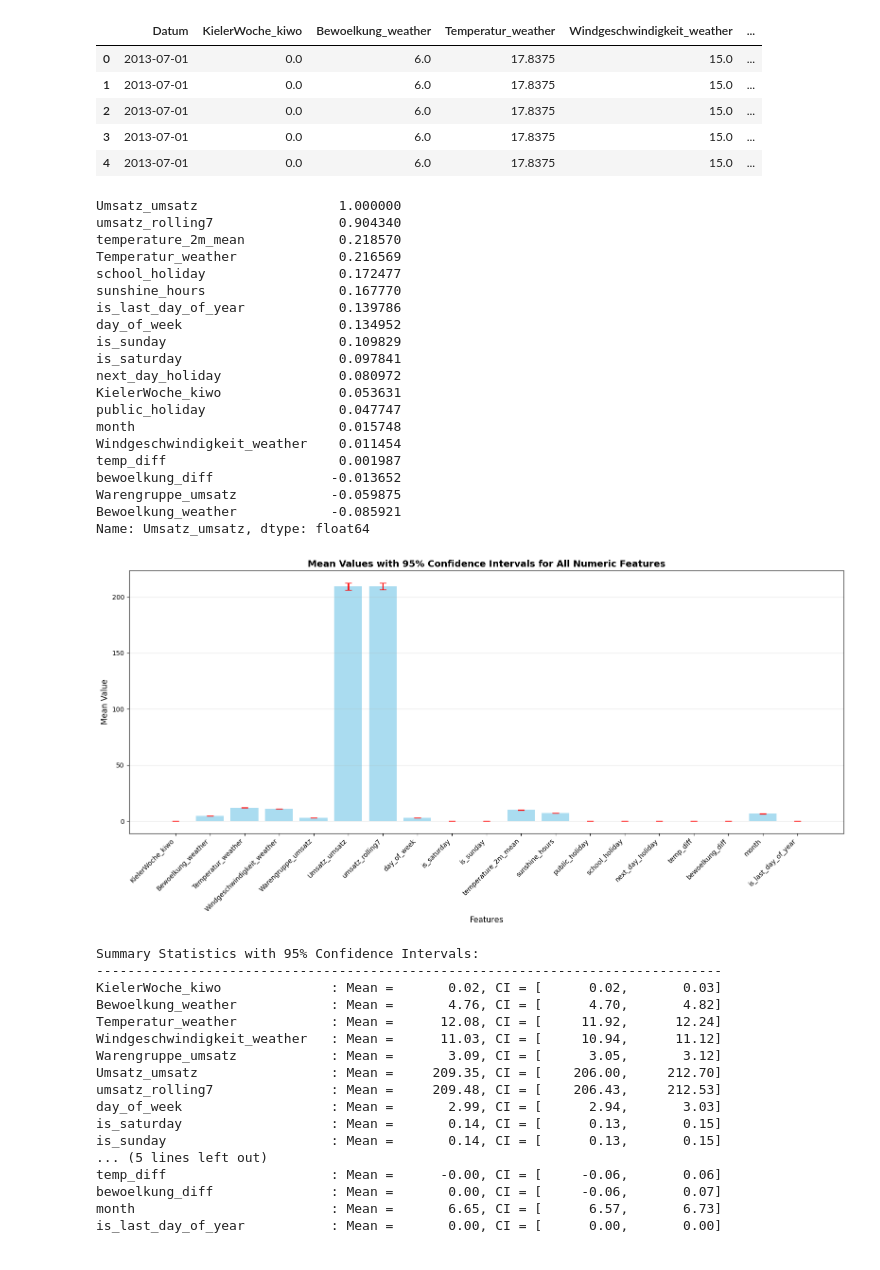
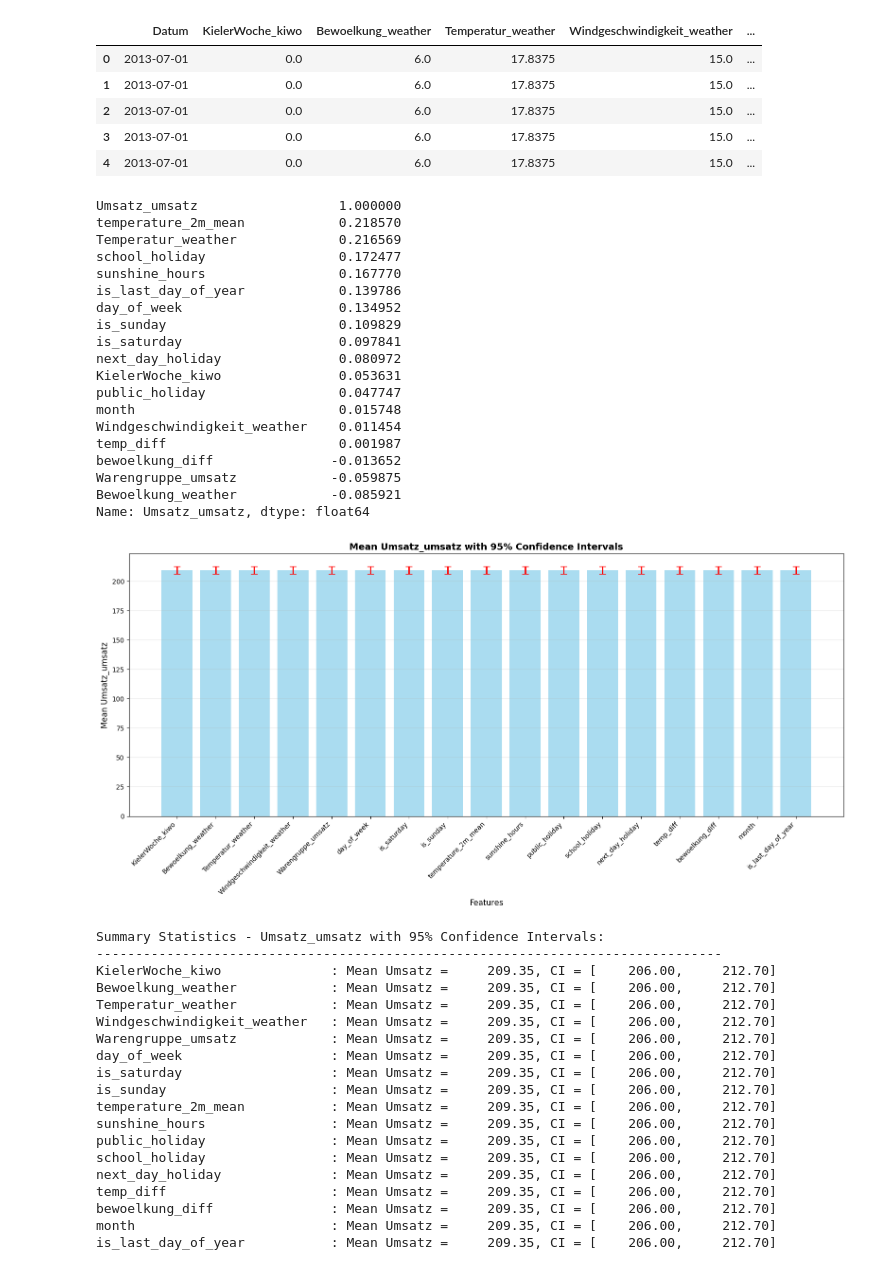
Before and after one commit to Awais16/bakery_sales_prediction, a Jupyter notebook: 1_DatasetCharacteristics/DataCharacter.ipynb, the cells around one changed output. Cells and saved outputs as stored; diff of their text form; code cells hidden in the pictures.

```diff
--- a/1_DatasetCharacteristics/DataCharacter.ipynb
+++ b/1_DatasetCharacteristics/DataCharacter.ipynb
@@ -309,11 +309,12 @@ df_train_clean_numeric = df_train_clean.select_dtypes(include=['number'])
 df_train_clean_numeric['month'] = pd.to_datetime(df_train_clean['Datum']).dt.month
 df_train_clean_numeric['is_last_day_of_year'] = pd.to_datetime(df_train_clean['Datum']).dt.is_year_end.astype(int)
 
+
 #remove sunshine_duration, Umsatz_umsatz,umsatz_rolling7  column if exists
 if 'sunshine_duration' in df_train_clean_numeric.columns:
     df_train_clean_numeric = df_train_clean_numeric.drop(columns=['sunshine_duration'])
-if 'Umsatz_umsatz' in df_train_clean_numeric.columns:
-    df_train_clean_numeric = df_train_clean_numeric.drop(columns=['Umsatz_umsatz'])
+#if 'Umsatz_umsatz' in df_train_clean_numeric.columns:
+#    df_train_clean_numeric = df_train_clean_numeric.drop(columns=['Umsatz_umsatz'])
 if 'umsatz_rolling7' in df_train_clean_numeric.columns:
     df_train_clean_numeric = df_train_clean_numeric.drop(columns=['umsatz_rolling7'])
 
@@ -322,7 +323,6 @@ correlations = df_train_clean_numeric.corr()['Umsatz_umsatz'].sort_values(ascend
 print(correlations)
 # %% [output]
 Umsatz_umsatz                  1.000000
-umsatz_rolling7                0.904340
 temperature_2m_mean            0.218570
 Temperatur_weather             0.216569
 school_holiday                 0.172477
@@ -345,66 +345,72 @@ Name: Umsatz_umsatz, dtype: float64
 import matplotlib.pyplot as plt
 import numpy as np
 
-# Get all numeric columns
-numeric_cols = df_train_clean_numeric.columns.tolist()
+# Get all numeric columns except Umsatz_umsatz itself
+numeric_cols = [col for col in df_train_clean_numeric.columns if col != 'Umsatz_umsatz']
 
-# Calculate mean and 95% confidence interval for each column
+# Calculate mean Umsatz_umsatz and 95% confidence interval for each feature grouping
 means = []
 ci_lower = []
 ci_upper = []
 labels = []
 
 for col in numeric_cols:
-    data = df_train_clean_numeric[col].dropna()
+    # For each unique value of the feature, calculate mean Umsatz
+    grouped = df_train_clean_numeric.groupby(col)['Umsatz_umsatz'].apply(list)
+
+    # Calculate overall mean and CI for Umsatz when grouped by this feature
+    data = df_train_clean_numeric['Umsatz_umsatz'].dropna()
     if len(data) > 0:
         mean = data.mean()
         std_err = stats.sem(data)
         ci = stats.t.interval(0.95, len(data)-1, loc=mean, scale=std_err)
 
         means.append(mean)
         ci_lower.append(mean - ci[0])
         ci_upper.append(ci[1] - mean)
         labels.append(col)
 
 # Create bar chart with error bars
 fig, ax = plt.subplots(figsize=(16, 8))
 x_pos = np.arange(len(labels))
 
 ax.bar(x_pos, means, yerr=[ci_lower, ci_upper],
        capsize=5, alpha=0.7, color='skyblue',
        error_kw={'elinewidth': 2, 'ecolor': 'red'})
 
 ax.set_xlabel('Features', fontsize=12)
-ax.set_ylabel('Mean Value', fontsize=12)
-ax.set_title('Mean Values with 95% Confidence Intervals for All Numeric Features', fontsize=14, fontweight='bold')
+ax.set_ylabel('Mean Umsatz_umsatz', fontsize=12)
+ax.set_title('Mean Umsatz_umsatz with 95% Confidence Intervals', fontsize=14, fontweight='bold')
 ax.set_xticks(x_pos)
 ax.set_xticklabels(labels, rotation=45, ha='right')
 ax.grid(axis='y', alpha=0.3)
 
 plt.tight_layout()
 plt.show()
 
 # Print summary statistics
-print("\nSummary Statistics with 95% Confidence Intervals:")
+print("\nSummary Statistics - Umsatz_umsatz with 95% Confidence Intervals:")
 print("-" * 80)
 for i, label in enumerate(labels):
-    print(f"{label:30s}: Mean = {means[i]:10.2f}, CI = [{means[i]-ci_lower[i]:10.2f}, {means[i]+ci_upper[i]:10.2f}]")
+    print(f"{label:30s}: Mean Umsatz = {means[i]:10.2f}, CI = [{means[i]-ci_lower[i]:10.2f}, {means[i]+ci_upper[i]:10.2f}]")
 # %% [output]
-[figure, old version]
+[figure, new version]
-Summary Statistics with 95% Confidence Intervals:
+Summary Statistics - Umsatz_umsatz with 95% Confidence Intervals:
 --------------------------------------------------------------------------------
-KielerWoche_kiwo              : Mean =       0.02, CI = [      0.02,       0.03]
-Bewoelkung_weather            : Mean =       4.76, CI = [      4.70,       4.82]
-Temperatur_weather            : Mean =      12.08, CI = [     11.92,      12.24]
-Windgeschwindigkeit_weather   : Mean =      11.03, CI = [     10.94,      11.12]
-Warengruppe_umsatz            : Mean =       3.09, CI = [      3.05,       3.12]
-Umsatz_umsatz                 : Mean =     209.35, CI = [    206.00,     212.70]
-umsatz_rolling7               : Mean =     209.48, CI = [    206.43,     212.53]
-day_of_week                   : Mean =       2.99, CI = [      2.94,       3.03]
-is_saturday                   : Mean =       0.14, CI = [      0.13,       0.15]
-is_sunday                     : Mean =       0.14, CI = [      0.13,       0.15]
-... (5 lines left out)
-temp_diff                     : Mean =      -0.00, CI = [     -0.06,       0.06]
-bewoelkung_diff               : Mean =       0.00, CI = [     -0.06,       0.07]
-month                         : Mean =       6.65, CI = [      6.57,       6.73]
-is_last_day_of_year           : Mean =       0.00, CI = [      0.00,       0.00]
+KielerWoche_kiwo              : Mean Umsatz =     209.35, CI = [    206.00,     212.70]
+Bewoelkung_weather            : Mean Umsatz =     209.35, CI = [    206.00,     212.70]
+Temperatur_weather            : Mean Umsatz =     209.35, CI = [    206.00,     212.70]
+Windgeschwindigkeit_weather   : Mean Umsatz =     209.35, CI = [    206.00,     212.70]
+Warengruppe_umsatz            : Mean Umsatz =     209.35, CI = [    206.00,     212.70]
+day_of_week                   : Mean Umsatz =     209.35, CI = [    206.00,     212.70]
+is_saturday                   : Mean Umsatz =     209.35, CI = [    206.00,     212.70]
+is_sunday                     : Mean Umsatz =     209.35, CI = [    206.00,     212.70]
+temperature_2m_mean           : Mean Umsatz =     209.35, CI = [    206.00,     212.70]
+sunshine_hours                : Mean Umsatz =     209.35, CI = [    206.00,     212.70]
+public_holiday                : Mean Umsatz =     209.35, CI = [    206.00,     212.70]
+school_holiday                : Mean Umsatz =     209.35, CI = [    206.00,     212.70]
+next_day_holiday              : Mean Umsatz =     209.35, CI = [    206.00,     212.70]
+temp_diff                     : Mean Umsatz =     209.35, CI = [    206.00,     212.70]
+bewoelkung_diff               : Mean Umsatz =     209.35, CI = [    206.00,     212.70]
+month                         : Mean Umsatz =     209.35, CI = [    206.00,     212.70]
+is_last_day_of_year           : Mean Umsatz =     209.35, CI = [    206.00,     212.70]
```
Also changed, not shown: parts of 4 cells of this notebook, 2 other files.
